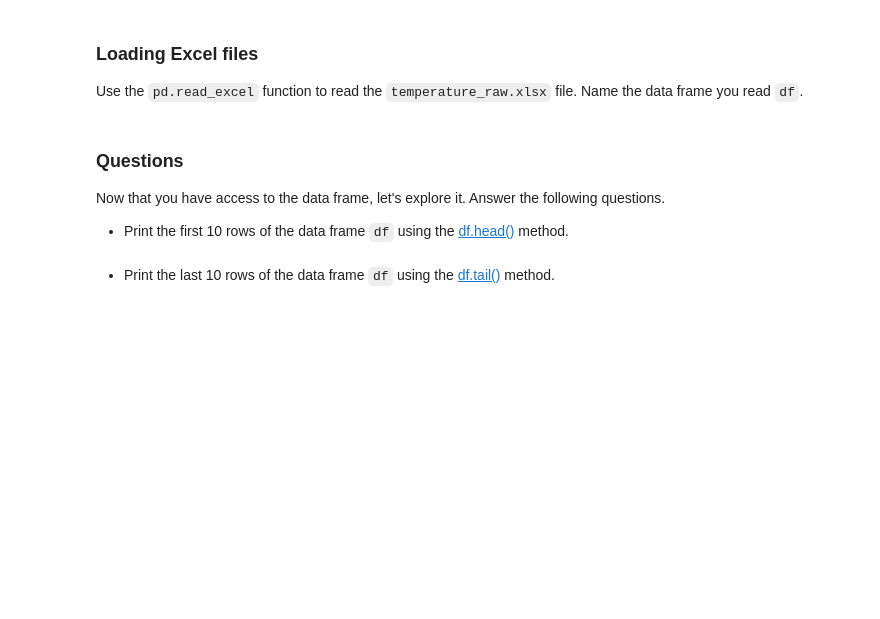
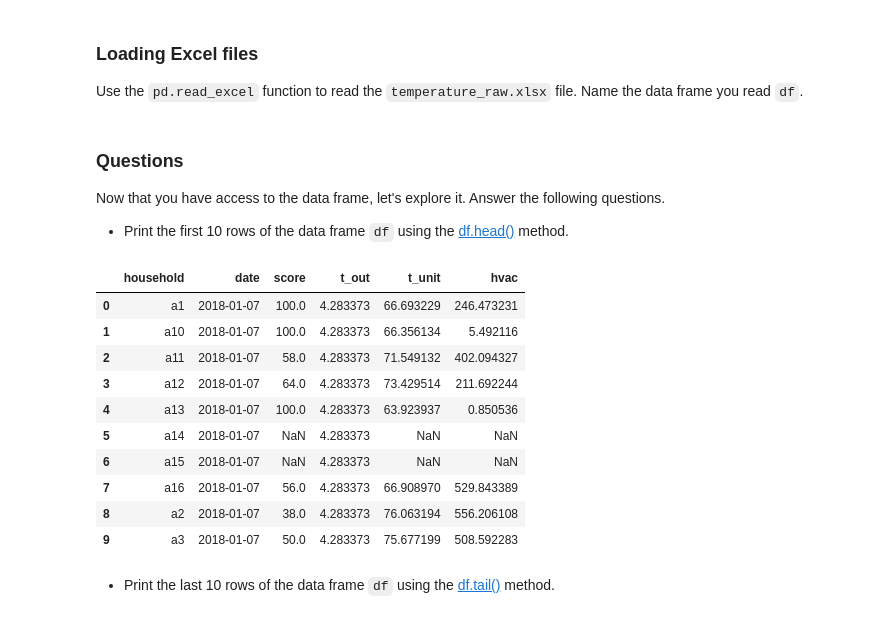
Before and after one commit to naray130/ME-239-HW, a Jupyter notebook: lecture03/homework_03.ipynb, the cells around one changed output. Drawn from its saved outputs; the diff is of its cells as text; code cells hidden in the pictures; blank space fills up the shorter version.

```diff
--- a/lecture03/homework_03.ipynb
+++ b/lecture03/homework_03.ipynb
@@ -157,7 +166,8 @@ Use the ``pd.read_excel`` function to read the `temperature_raw.xlsx` file.
 Name the data frame you read `df`.
 # %%
 import pandas as pd
-df = # your code here
+
+df = pd.read_excel('temperature_raw.xlsx')# your code here
 # %% [markdown]
 ### Questions
 
@@ -167,6 +177,20 @@ Answer the following questions.
 + Print the first 10 rows of the data frame `df` using the [df.head()](https://pandas.pydata.org/docs/reference/api/pandas.DataFrame.head.html) method.
 # %%
 # Your code here
+
+df.head(10)
+# %% [output]
+|  | household | date | score | t_out | t_unit | hvac |
+| 0 | a1 | 2018-01-07 | 100.0 | 4.283373 | 66.693229 | 246.473231 |
+| 1 | a10 | 2018-01-07 | 100.0 | 4.283373 | 66.356134 | 5.492116 |
+| 2 | a11 | 2018-01-07 | 58.0 | 4.283373 | 71.549132 | 402.094327 |
+| 3 | a12 | 2018-01-07 | 64.0 | 4.283373 | 73.429514 | 211.692244 |
+| 4 | a13 | 2018-01-07 | 100.0 | 4.283373 | 63.923937 | 0.850536 |
+| 5 | a14 | 2018-01-07 | NaN | 4.283373 | NaN | NaN |
+| 6 | a15 | 2018-01-07 | NaN | 4.283373 | NaN | NaN |
+| 7 | a16 | 2018-01-07 | 56.0 | 4.283373 | 66.908970 | 529.843389 |
+| 8 | a2 | 2018-01-07 | 38.0 | 4.283373 | 76.063194 | 556.206108 |
+| 9 | a3 | 2018-01-07 | 50.0 | 4.283373 | 75.677199 | 508.592283 |
 # %% [markdown]
 + Print the last 10 rows of the data frame `df` using the [df.tail()](https://pandas.pydata.org/docs/reference/api/pandas.DataFrame.tail.html) method.
 # %%
```
Also changed, not shown: parts of 6 cells of this notebook.
